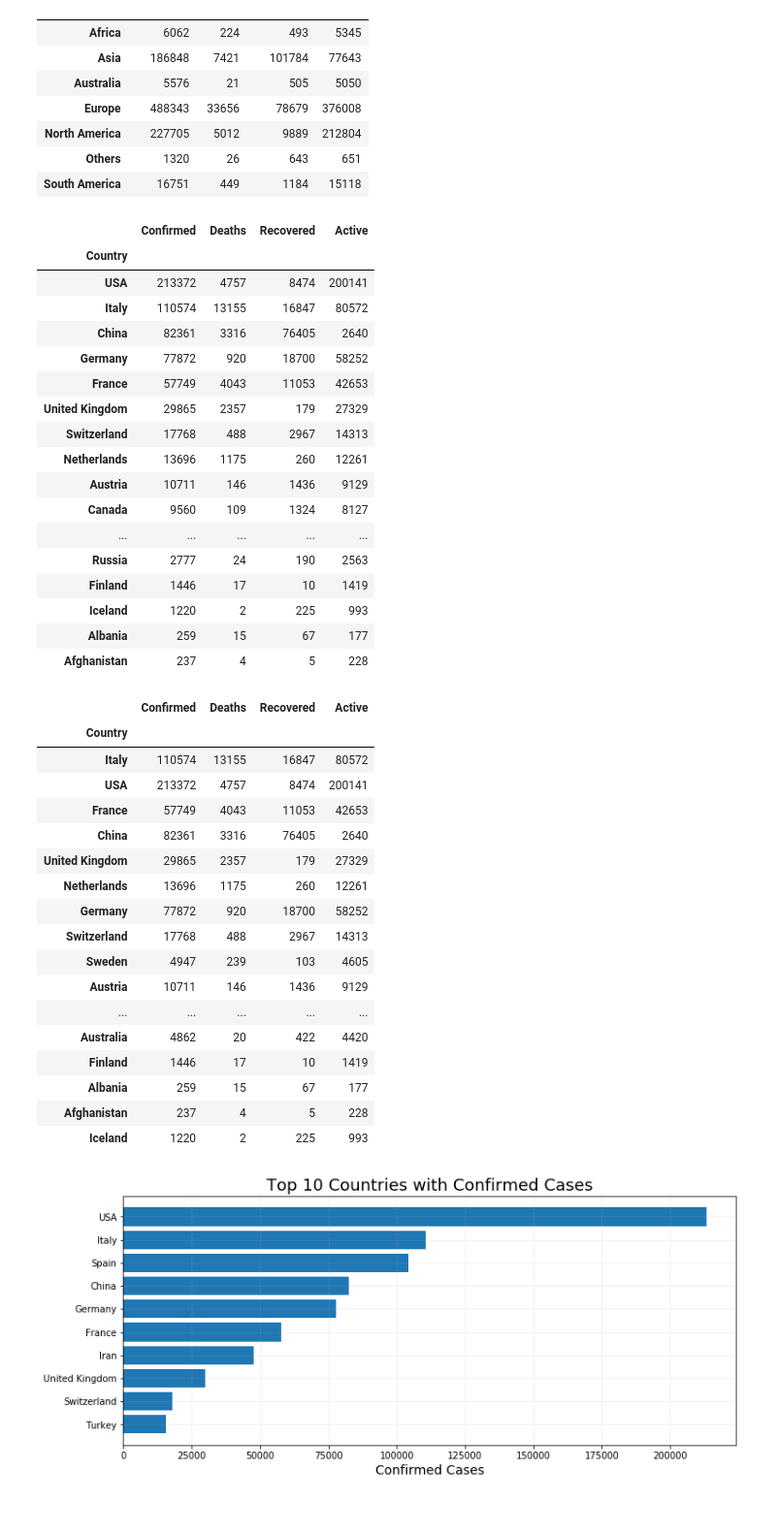
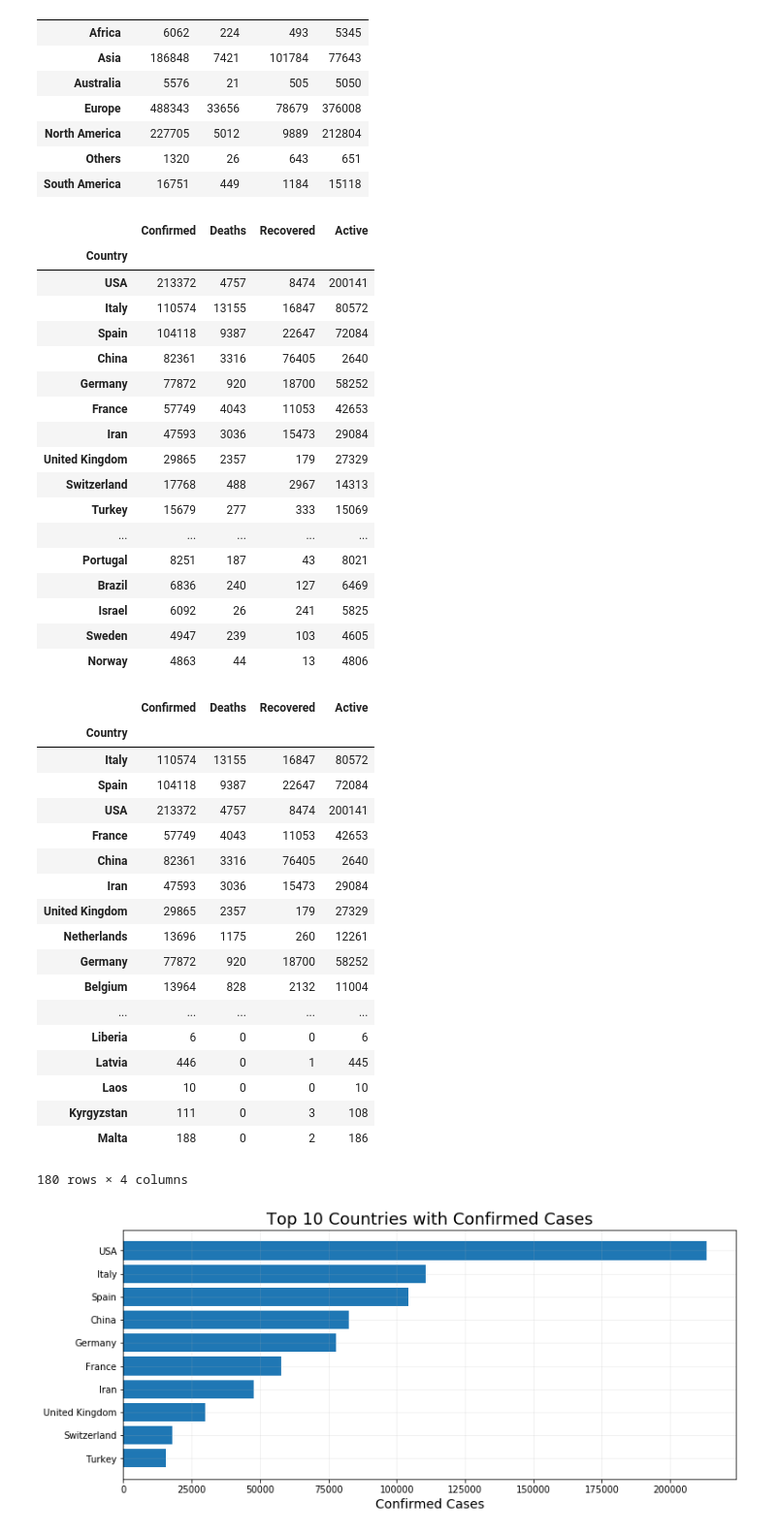
Before and after one commit to aclao89/Novel-COVID-19, a Jupyter notebook: Untitled.ipynb, the cells around one changed output. Shown at 97% size. Cells and saved outputs as stored; diff of their text form; code cells hidden in the pictures.

```diff
--- a/Untitled.ipynb
+++ b/Untitled.ipynb
@@ -289,48 +289,50 @@ continent_overview.style.background_gradient(cmap= 'YlOrRd')
 # %%
 #Let examine the cases by top 20 countries by number of confirmed cases
 countries_overview = covid19_country.drop(['Last_Update', 'Continent','Lat', 'Long_'], axis=1)
-countries_overview[:20].sort_values('Confirmed', ascending=False).style.background_gradient(cmap='YlOrRd')
+# countries_overview[:20].sort_values('Confirmed', ascending=False).style.background_gradient(cmap='YlOrRd')
+countries_overview.sort_values('Confirmed', ascending=False)[:20].style.background_gradient(cmap='YlOrRd')
 # %% [output]
 |  | Confirmed | Deaths | Recovered | Active |
 | Country |  |  |  |  |
 | USA | 213372 | 4757 | 8474 | 200141 |
 | Italy | 110574 | 13155 | 16847 | 80572 |
+| Spain | 104118 | 9387 | 22647 | 72084 |
 | China | 82361 | 3316 | 76405 | 2640 |
 | Germany | 77872 | 920 | 18700 | 58252 |
 | France | 57749 | 4043 | 11053 | 42653 |
+| Iran | 47593 | 3036 | 15473 | 29084 |
 | United Kingdom | 29865 | 2357 | 179 | 27329 |
 | Switzerland | 17768 | 488 | 2967 | 14313 |
-| Netherlands | 13696 | 1175 | 260 | 12261 |
-| Austria | 10711 | 146 | 1436 | 9129 |
-| Canada | 9560 | 109 | 1324 | 8127 |
+| Turkey | 15679 | 277 | 333 | 15069 |
 | ... | ... | ... | ... | ... |
-| Russia | 2777 | 24 | 190 | 2563 |
-| Finland | 1446 | 17 | 10 | 1419 |
-| Iceland | 1220 | 2 | 225 | 993 |
-| Albania | 259 | 15 | 67 | 177 |
-| Afghanistan | 237 | 4 | 5 | 228 |
+| Portugal | 8251 | 187 | 43 | 8021 |
+| Brazil | 6836 | 240 | 127 | 6469 |
+| Israel | 6092 | 26 | 241 | 5825 |
+| Sweden | 4947 | 239 | 103 | 4605 |
+| Norway | 4863 | 44 | 13 | 4806 |
 # %%
 #Let examine the cases by top 20 countries by number of deaths
-countries_overview[:20].sort_values('Deaths', ascending=False).style.background_gradient(cmap='YlOrRd')
+countries_overview.sort_values('Deaths', ascending=False)
 # %% [output]
 |  | Confirmed | Deaths | Recovered | Active |
 | Country |  |  |  |  |
 | Italy | 110574 | 13155 | 16847 | 80572 |
+| Spain | 104118 | 9387 | 22647 | 72084 |
 | USA | 213372 | 4757 | 8474 | 200141 |
 | France | 57749 | 4043 | 11053 | 42653 |
 | China | 82361 | 3316 | 76405 | 2640 |
+| Iran | 47593 | 3036 | 15473 | 29084 |
 | United Kingdom | 29865 | 2357 | 179 | 27329 |
 | Netherlands | 13696 | 1175 | 260 | 12261 |
 | Germany | 77872 | 920 | 18700 | 58252 |
-| Switzerland | 17768 | 488 | 2967 | 14313 |
-| Sweden | 4947 | 239 | 103 | 4605 |
-| Austria | 10711 | 146 | 1436 | 9129 |
+| Belgium | 13964 | 828 | 2132 | 11004 |
 | ... | ... | ... | ... | ... |
-| Australia | 4862 | 20 | 422 | 4420 |
-| Finland | 1446 | 17 | 10 | 1419 |
-| Albania | 259 | 15 | 67 | 177 |
-| Afghanistan | 237 | 4 | 5 | 228 |
-| Iceland | 1220 | 2 | 225 | 993 |
+| Liberia | 6 | 0 | 0 | 6 |
+| Latvia | 446 | 0 | 1 | 445 |
+| Laos | 10 | 0 | 0 | 10 |
+| Kyrgyzstan | 111 | 0 | 3 | 108 |
+| Malta | 188 | 0 | 2 | 186 |
+180 rows × 4 columns
 # %%
 fig = plt.figure(figsize=(12,5))
 fig.add_subplot()
```
Also changed, not shown: parts of 2 cells of this notebook.
